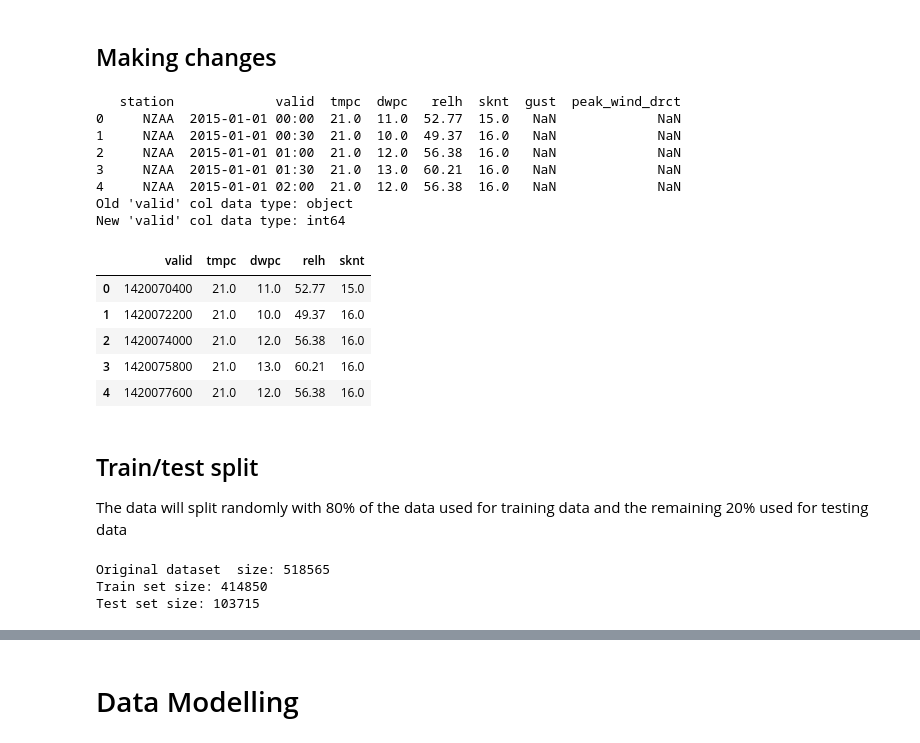
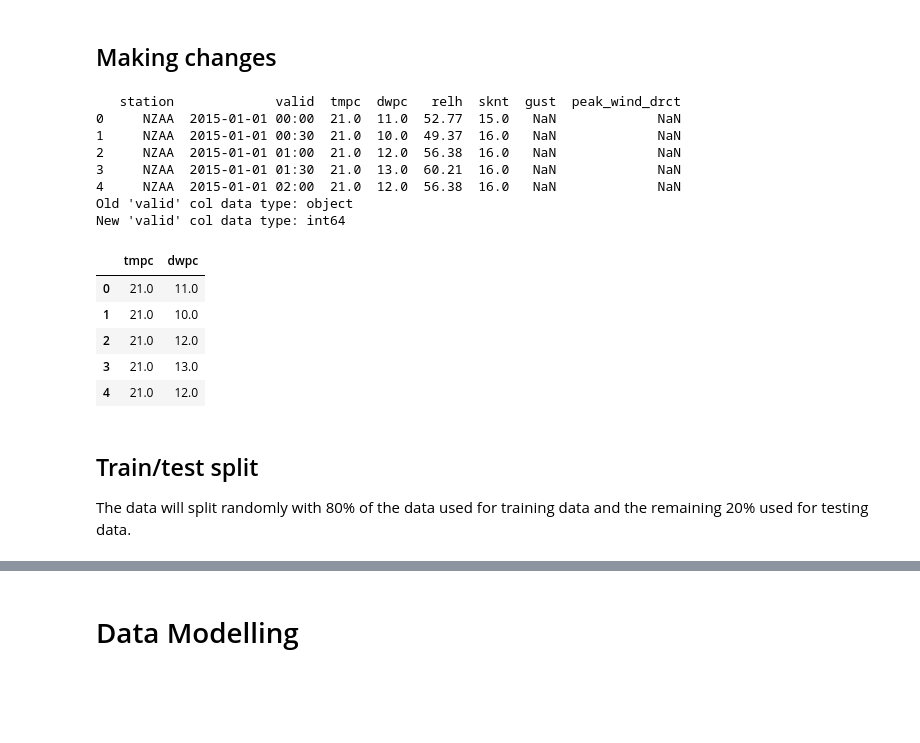
Before and after one commit to BraveNewWord/msa-phase-2, a Jupyter notebook: data-science-module/submission.ipynb, the cells around one changed output, grey strips where cells are left out. Cells and saved outputs as stored; diff of their text form; code cells hidden in the pictures; blank space fills up the shorter version.

Commit message:
Further data cleaning in hindsight

```diff
--- a/data-science-module/submission.ipynb
+++ b/data-science-module/submission.ipynb
@@ -69,45 +69,35 @@ All the data in the dataset appear to be collected from the same station which i
 # %%
 # dataset.head() # Show the first five results.
 dataset = pd.read_csv("weather-data.csv")
 print(dataset.head()) # Show the first five results.
 
 # remove useless data
 dataset.drop(columns=[" station", "gust", "peak_wind_drct"], inplace=True)
 
 # convert 'valid' column data type to unix timestamps in int64 format
 print("Old 'valid' col data type: " + str(dataset['valid'].dtypes))
 dataset['valid'] = pd.to_datetime(dataset['valid'], format = '%Y-%m-%d %H:%M:%S', errors = 'coerce')
 dataset['valid'] = (dataset['valid'] - pd.Timestamp("1970-01-01")) // pd.Timedelta('1s')
 print("New 'valid' col data type: " + str(dataset['valid'].dtypes))
 
+# reduce dataset to tmpc and dwpc cols, dropping NaN rows
+dataset = dataset[['tmpc', 'dwpc']].dropna()
 dataset.head()
 # %% [output]
    station             valid  tmpc  dwpc   relh  sknt  gust  peak_wind_drct
 0     NZAA  2015-01-01 00:00  21.0  11.0  52.77  15.0   NaN             NaN
 1     NZAA  2015-01-01 00:30  21.0  10.0  49.37  16.0   NaN             NaN
 2     NZAA  2015-01-01 01:00  21.0  12.0  56.38  16.0   NaN             NaN
 3     NZAA  2015-01-01 01:30  21.0  13.0  60.21  16.0   NaN             NaN
 4     NZAA  2015-01-01 02:00  21.0  12.0  56.38  16.0   NaN             NaN
 Old 'valid' col data type: object
 New 'valid' col data type: int64
-|  | valid | tmpc | dwpc | relh | sknt |
-| 0 | 1420070400 | 21.0 | 11.0 | 52.77 | 15.0 |
-| 1 | 1420072200 | 21.0 | 10.0 | 49.37 | 16.0 |
-| 2 | 1420074000 | 21.0 | 12.0 | 56.38 | 16.0 |
-| 3 | 1420075800 | 21.0 | 13.0 | 60.21 | 16.0 |
-| 4 | 1420077600 | 21.0 | 12.0 | 56.38 | 16.0 |
+|  | tmpc | dwpc |
+| 0 | 21.0 | 11.0 |
+| 1 | 21.0 | 10.0 |
+| 2 | 21.0 | 12.0 |
+| 3 | 21.0 | 13.0 |
+| 4 | 21.0 | 12.0 |
 # %% [markdown]
 ## Train/test split
-The data will split randomly with 80% of the data used for training data and the remaining 20% used for testing data
+The data will split randomly with 80% of the data used for training data and the remaining 20% used for testing data.
-# %%
-from sklearn.model_selection import train_test_split
-RAND_SEED = 42
-# split dataset into 80/20 train/test sets with replicable random_state
-train, test = train_test_split(dataset, test_size=0.2, random_state=RAND_SEED)
-print("Original dataset  size: " + str(dataset.size))
-print("Train set size: " + str(train.size))
-print("Test set size: " + str(test.size))
-# %% [output]
-Original dataset  size: 518565
-Train set size: 414850
-Test set size: 103715
```
Also changed, not shown: parts of 6 cells of this notebook.
